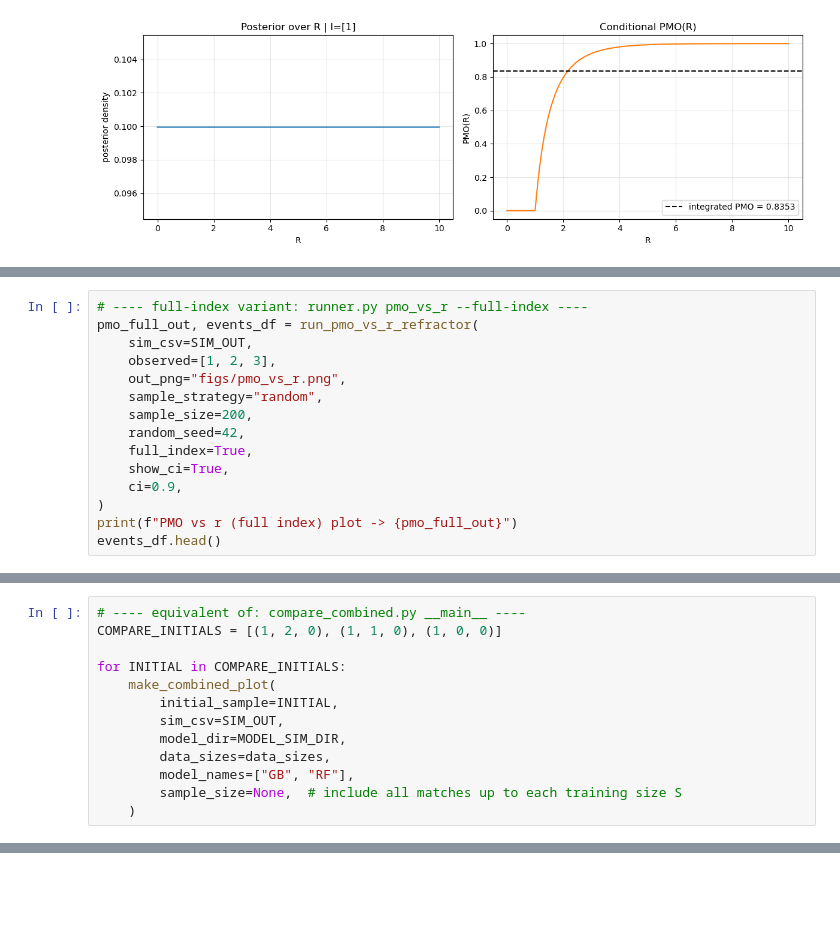
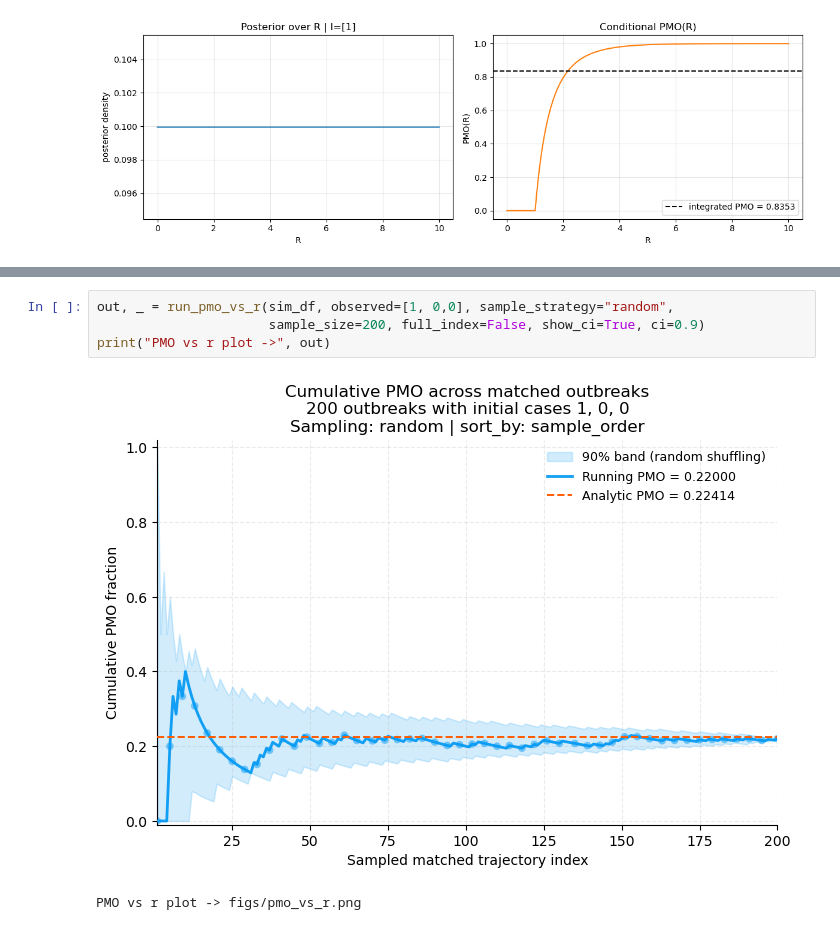
Before and after one commit to karlabbabic/outbreak-probabilities, a Jupyter notebook: outbreak_pipeline.ipynb, the cells around one changed output, grey strips where cells are left out. Cells and saved outputs as stored; diff of their text form; blank space fills up the shorter version.

Commit message:
Cleaned up notebook and changed from CSV to DataFrame

```diff
--- a/outbreak_pipeline.ipynb
+++ b/outbreak_pipeline.ipynb
@@ -1349,15 +702,0 @@ PMO vs r plot -> figs/pmo_vs_r.png
-# %%
-# ---- full-index variant: runner.py pmo_vs_r --full-index ----
-pmo_full_out, events_df = run_pmo_vs_r_refractor(
-    sim_csv=SIM_OUT,
-    observed=[1, 2, 3],
-    out_png="figs/pmo_vs_r.png",
-    sample_strategy="random",
-    sample_size=200,
-    random_seed=42,
-    full_index=True,
-    show_ci=True,
-    ci=0.9,
-)
-print(f"PMO vs r (full index) plot -> {pmo_full_out}")
-events_df.head()
@@ -1860,13 +702,0 @@ def make_combined_plot(initial_sample=(1, 2, 0), sim_csv=None, model_dir=MODEL_S
-# %%
-# ---- equivalent of: compare_combined.py __main__ ----
-COMPARE_INITIALS = [(1, 2, 0), (1, 1, 0), (1, 0, 0)]
-
-for INITIAL in COMPARE_INITIALS:
-    make_combined_plot(
-        initial_sample=INITIAL,
-        sim_csv=SIM_OUT,
-        model_dir=MODEL_SIM_DIR,
-        data_sizes=data_sizes,
-        model_names=["GB", "RF"],
-        sample_size=None,  # include all matches up to each training size S
-    )
@@ -1895,0 +1023,7 @@ All figures render inline and are also saved to disk (`figs/`, the
+# %%
+out, _ = run_pmo_vs_r(sim_df, observed=[1, 0,0], sample_strategy="random",
+                      sample_size=200, full_index=False, show_ci=True, ci=0.9)
+print("PMO vs r plot ->", out)
+# %% [output]
+[figure, added]
+PMO vs r plot -> figs/pmo_vs_r.png
```
Also changed, not shown: parts of 71 cells of this notebook.
